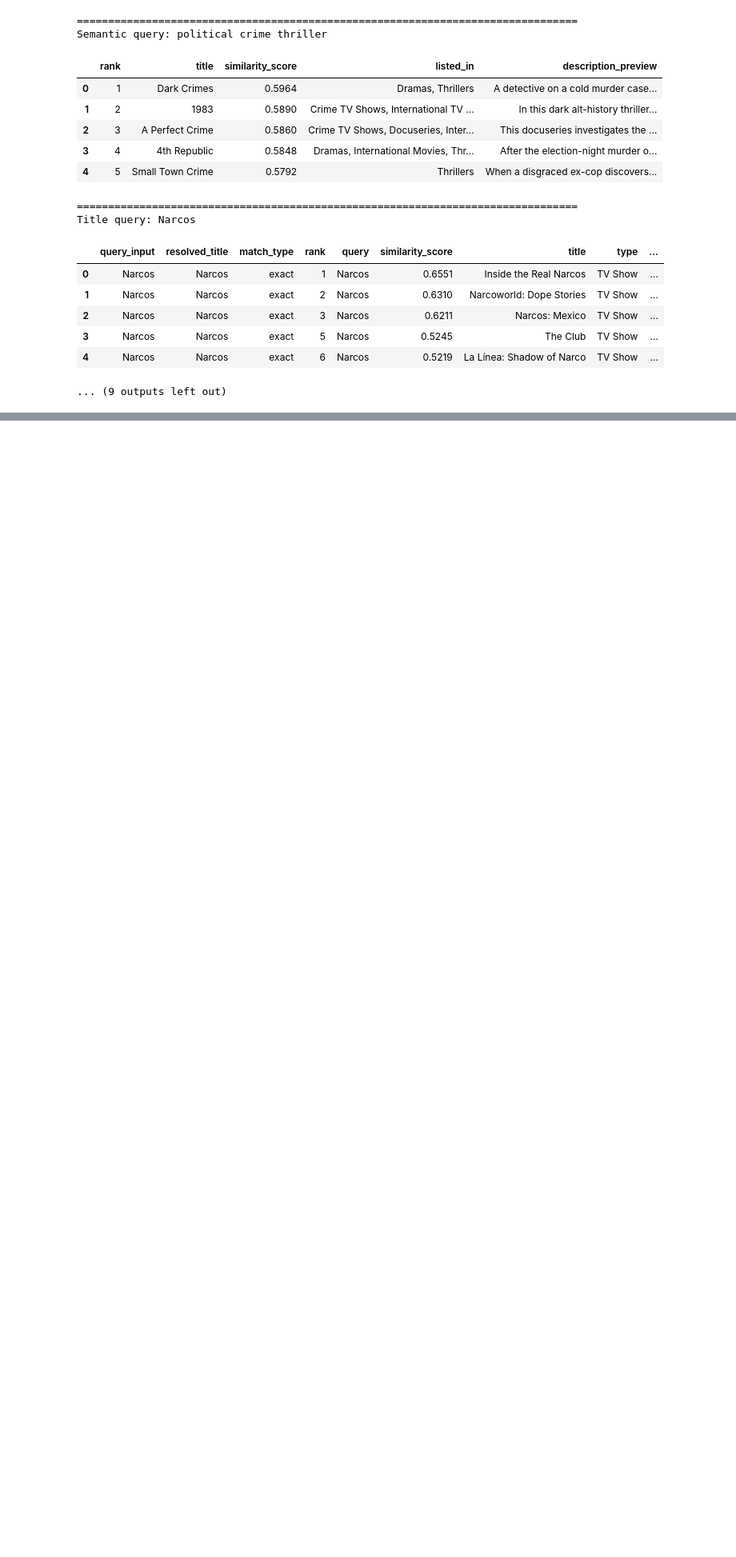
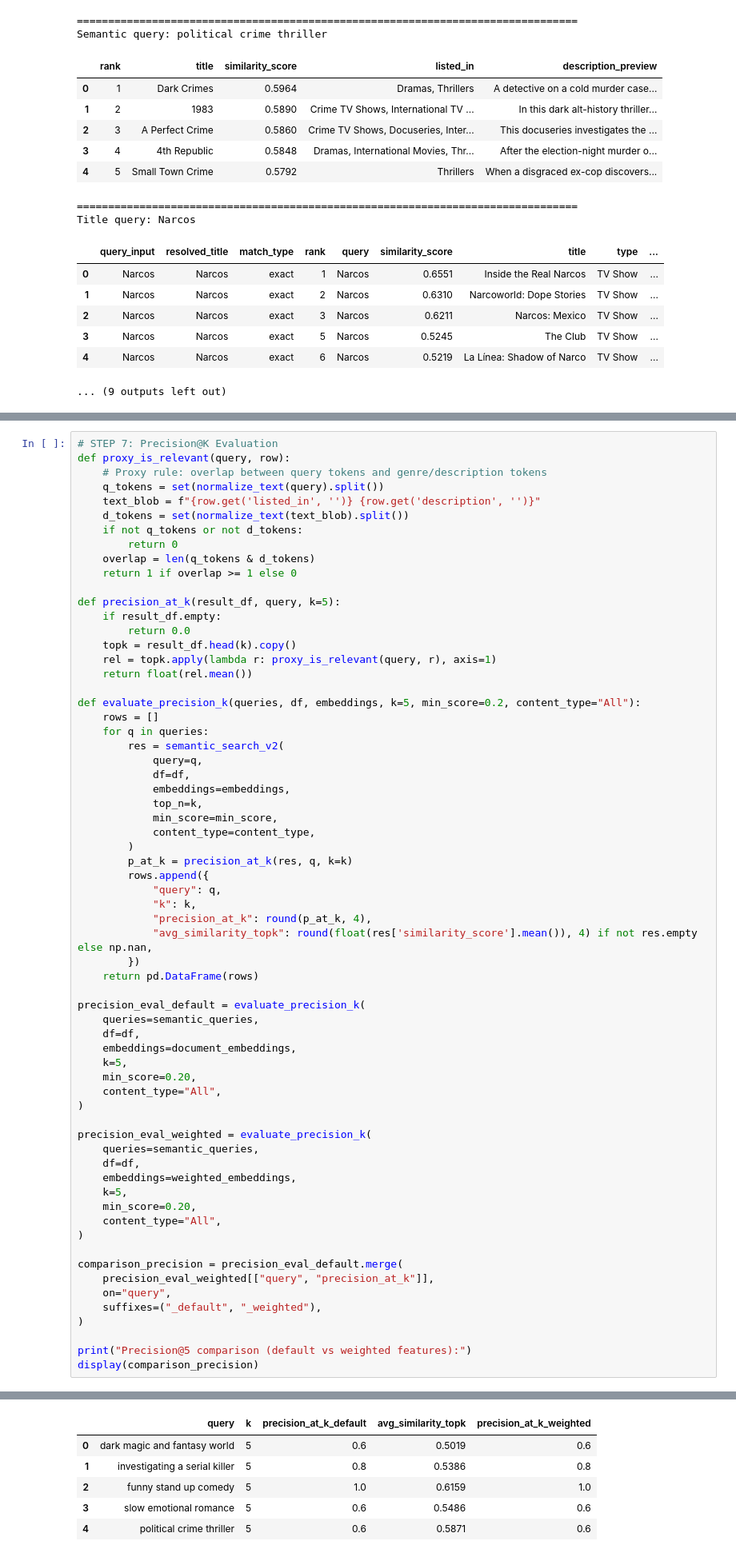
Before and after one commit to Nichonicholass/bigdata-movie, a Jupyter notebook: similiar_items.ipynb, the cells around one changed output, grey strips where cells are left out. Shown at 80% size. Drawn from its saved outputs; the diff is of its cells as text; blank space fills up the shorter version.

```diff
--- a/similiar_items.ipynb
+++ b/similiar_items.ipynb
@@ -411,0 +560,66 @@ Title query: Narcos
+# %%
+# STEP 7: Precision@K Evaluation
+def proxy_is_relevant(query, row):
+    # Proxy rule: overlap between query tokens and genre/description tokens
+    q_tokens = set(normalize_text(query).split())
+    text_blob = f"{row.get('listed_in', '')} {row.get('description', '')}"
+    d_tokens = set(normalize_text(text_blob).split())
+    if not q_tokens or not d_tokens:
+        return 0
+    overlap = len(q_tokens & d_tokens)
+    return 1 if overlap >= 1 else 0
+
+def precision_at_k(result_df, query, k=5):
+    if result_df.empty:
+        return 0.0
+    topk = result_df.head(k).copy()
+    rel = topk.apply(lambda r: proxy_is_relevant(query, r), axis=1)
+    return float(rel.mean())
+
+def evaluate_precision_k(queries, df, embeddings, k=5, min_score=0.2, content_type="All"):
+    rows = []
+    for q in queries:
+        res = semantic_search_v2(
+            query=q,
+            df=df,
+            embeddings=embeddings,
+            top_n=k,
+            min_score=min_score,
+            content_type=content_type,
+        )
+        p_at_k = precision_at_k(res, q, k=k)
+        rows.append({
+            "query": q,
+            "k": k,
+            "precision_at_k": round(p_at_k, 4),
+            "avg_similarity_topk": round(float(res['similarity_score'].mean()), 4) if not res.empty else np.nan,
+        })
+    return pd.DataFrame(rows)
+
+precision_eval_default = evaluate_precision_k(
+    queries=semantic_queries,
+    df=df,
+    embeddings=document_embeddings,
+    k=5,
+    min_score=0.20,
+    content_type="All",
+)
+
+precision_eval_weighted = evaluate_precision_k(
+    queries=semantic_queries,
+    df=df,
+    embeddings=weighted_embeddings,
+    k=5,
+    min_score=0.20,
+    content_type="All",
+)
+
+comparison_precision = precision_eval_default.merge(
+    precision_eval_weighted[["query", "precision_at_k"]],
+    on="query",
+    suffixes=("_default", "_weighted"),
+)
+
+print("Precision@5 comparison (default vs weighted features):")
+display(comparison_precision)
+# %% [output]
@@ -411,0 +627,6 @@ Title query: Narcos
+|  | query | k | precision_at_k_default | avg_similarity_topk | precision_at_k_weighted |
+| 0 | dark magic and fantasy world | 5 | 0.6 | 0.5019 | 0.6 |
+| 1 | investigating a serial killer | 5 | 0.8 | 0.5386 | 0.8 |
+| 2 | funny stand up comedy | 5 | 1.0 | 0.6159 | 1.0 |
+| 3 | slow emotional romance | 5 | 0.6 | 0.5486 | 0.6 |
+| 4 | political crime thriller | 5 | 0.6 | 0.5871 | 0.6 |
```
Also changed, not shown: parts of 7 cells of this notebook.
